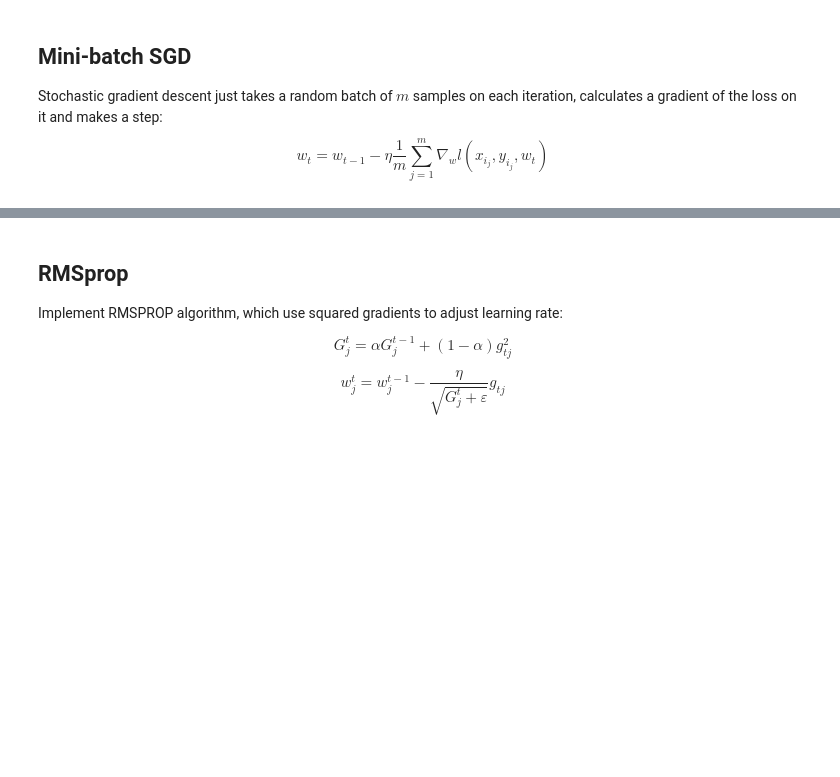
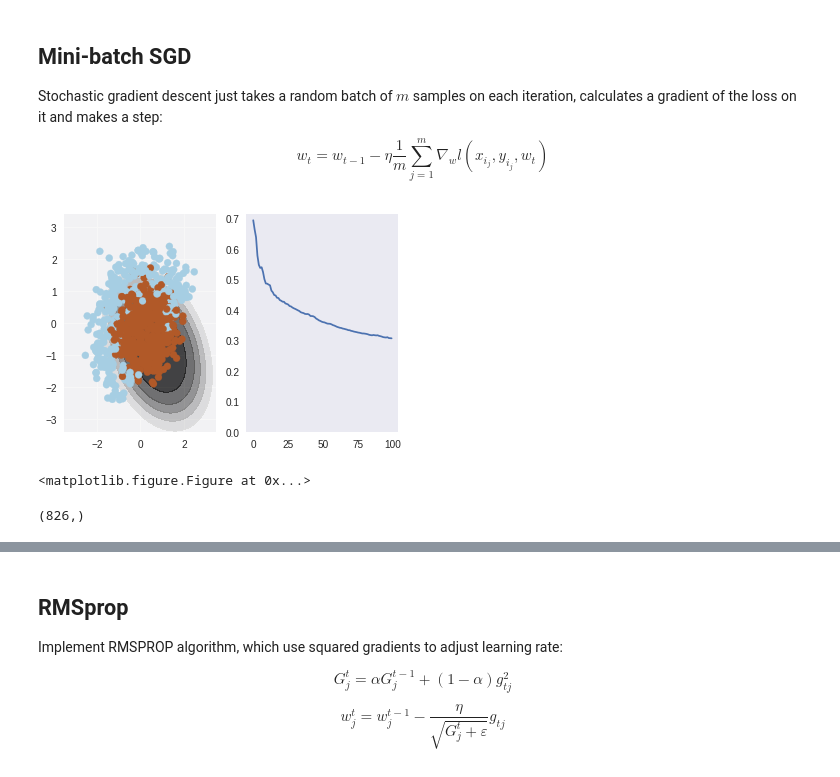
Before and after one commit to faradm/intro-to-dl, a Jupyter notebook: week1/week01_pa.ipynb, the cells around one changed output, grey strips where cells are left out. Saved outputs shown, nothing was run; the diff lists cells and outputs as text; code cells hidden in the pictures; blank space fills up the shorter version.

```diff
--- a/week1/week01_pa.ipynb
+++ b/week1/week01_pa.ipynb
@@ -52,8 +85,8 @@ def expand(X):
     :returns: expanded features of shape [n_samples,6]
     """
     X_expanded = np.zeros((X.shape[0], 6))
-
-    # TODO:<your code here>
+    X_expanded = np.column_stack((X[:, 0], X[:, 1], X[:,0]**2, X[:,1]**2, X[:,0]*X[:,1], np.ones((X.shape[0]))))
+    return X_expanded
 # %%
 X_expanded = expand(X)
 # %% [markdown]
@@ -104,6 +139,9 @@ def probability(X, w):
     """
 
     # TODO:<your code here>
+    Z = np.matmul(X, w)
+    p = 1/(1+np.exp(-Z))
+    return p
 # %%
 dummy_weights = np.linspace(-1, 1, 6)
 ans_part1 = probability(X_expanded[:1, :], dummy_weights)[0]
@@ -126,7 +166,11 @@ def compute_loss(X, y, w):
     and weight vector w [6], compute scalar loss function L using formula above.
     Keep in mind that our loss is averaged over all samples (rows) in X.
     """
-    # TODO:<your code here>
+    V = probability(X, w)
+    print(V.shape)
+    li = -(y*np.log(probability(X, w))+(1-y)*np.log(1-probability(X, w)))
+    vv = np.sum(li)
+    return vv/X.shape[0]
 # %%
 # use output of this cell to fill answer field
 ans_part2 = compute_loss(X_expanded, y, dummy_weights)
@@ -153,7 +203,18 @@ def compute_grad(X, y, w):
     and weight vector w [6], compute vector [6] of derivatives of L over each weights.
     Keep in mind that our loss is averaged over all samples (rows) in X.
     """
-
+    a = y.reshape((-1, 1))
+    a = np.repeat(a, 6, axis=1)
+    b = a * X
+    templ = np.exp(np.matmul(X, w)).reshape((-1, 1))
+    tempr = np.exp(np.matmul(X, -w)).reshape((-1, 1))
+    left = np.repeat(1/(1+templ), 6, axis=1)
+    right = np.repeat(1/(1+tempr), 6, axis=1)
+    print(left.shape)
+    c = b*(left+right)-X*(right)
+    answer = -np.sum(c, axis=0)/X.shape[0]
+    print(answer)
+    return answer
     # TODO<your code here>
 # %%
 # use output of this cell to fill answer field
@@ -206,31 +274,38 @@ $$ w_t = w_{t-1} - \eta \dfrac{1}{m} \sum_{j=1}^m \nabla_w l(x_{i_j}, y_{i_j}, w
 # %%
 # please use np.random.seed(42), eta=0.1, n_iter=100 and batch_size=4 for deterministic results
 
 np.random.seed(42)
 w = np.array([0, 0, 0, 0, 0, 1])
 
 eta= 0.1 # learning rate
 
 n_iter = 100
 batch_size = 4
 loss = np.zeros(n_iter)
 plt.figure(figsize=(12, 5))
 
 for i in range(n_iter):
     ind = np.random.choice(X_expanded.shape[0], batch_size)
     loss[i] = compute_loss(X_expanded, y, w)
     if i % 10 == 0:
         visualize(X_expanded[ind, :], y[ind], w, loss)
 
     # Keep in mind that compute_grad already does averaging over batch for you!
     # TODO:<your code here>
+    delta = eta*compute_grad(X_expanded[ind, :], y[ind], w)
+    w = w - delta
 
 visualize(X, y, w, loss)
 plt.clf()
+# %% [output]
+[figure, added]
+<matplotlib.figure.Figure at 0x...>
 # %%
 # use output of this cell to fill answer field
 
 ans_part4 = compute_loss(X_expanded, y, w)
+# %% [output]
+(826,)
 # %%
 ## GRADED PART, DO NOT CHANGE!
 grader.set_answer("ToK7N", ans_part4)
```
Also changed, not shown: parts of 18 cells of this notebook.
